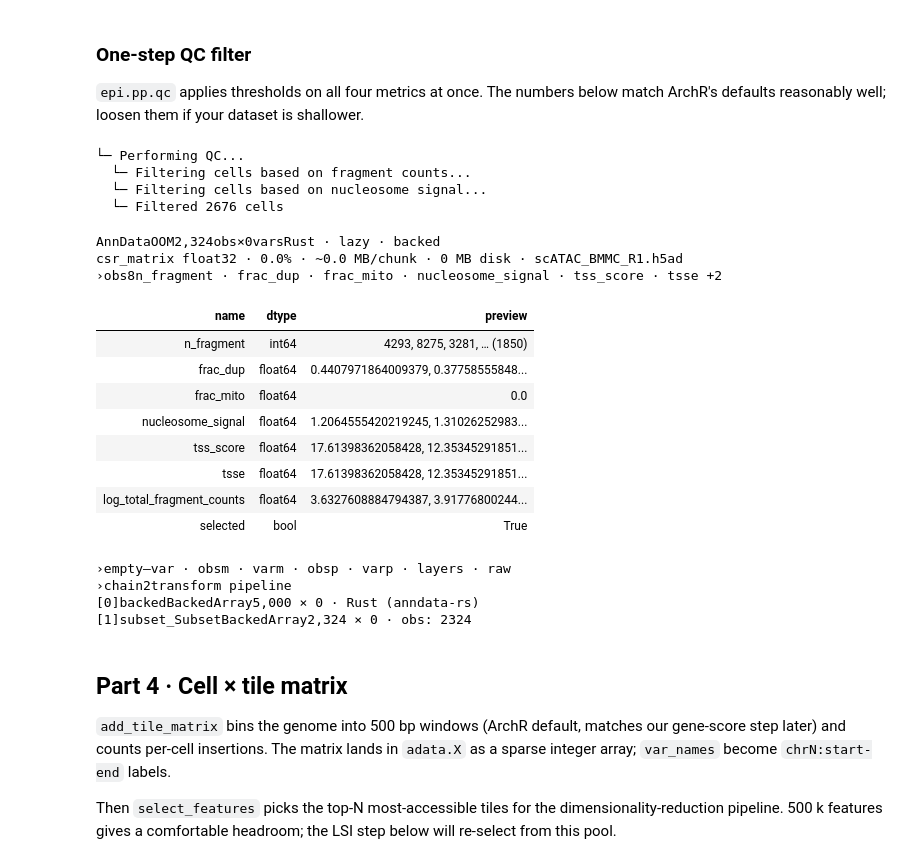
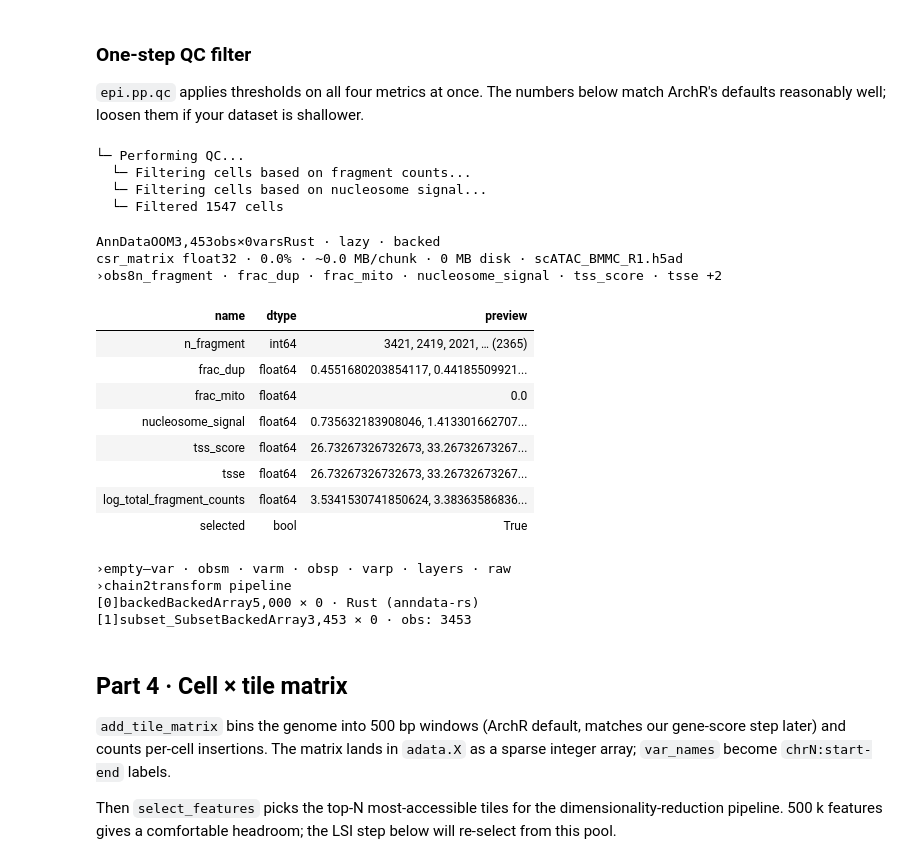
Before and after one commit to aristoteleo/epione, a Jupyter notebook: epione_guide/tutorials/single/t_preprocess.ipynb, the cells around one changed output. Drawn from its saved outputs; the diff is of its cells as text; code cells hidden in the pictures.

```diff
--- a/epione_guide/tutorials/single/t_preprocess.ipynb
+++ b/epione_guide/tutorials/single/t_preprocess.ipynb
@@ -272,33 +277,33 @@ dataset is shallower.
 # %%
 adata = epi.pp.qc(adata, tresh={
     'fragment_counts_min':        2000,
     'fragment_counts_max':      100000,
-    'TSS_score_min':                0.1,
-    'TSS_score_max':               20.0,
+    'TSS_score_min':                4.0,
+    'TSS_score_max':              100.0,
     'Nucleosome_singal_max':        2.0,
 })
 adata
 # %% [output]
 └─ Performing QC...
   └─ Filtering cells based on fragment counts...
   └─ Filtering cells based on nucleosome signal...
-  └─ Filtered 2676 cells
+  └─ Filtered 1547 cells
-AnnDataOOM2,324obs×0varsRust · lazy · backed
+AnnDataOOM3,453obs×0varsRust · lazy · backed
 csr_matrix float32 · 0.0% · ~0.0 MB/chunk · 0 MB disk · scATAC_BMMC_R1.h5ad
 ›obs8n_fragment · frac_dup · frac_mito · nucleosome_signal · tss_score · tsse +2
 | name | dtype | preview |
-| n_fragment | int64 | 4293, 8275, 3281, … (1850) |
-| frac_dup | float64 | 0.4407971864009379, 0.37758555848... |
+| n_fragment | int64 | 3421, 2419, 2021, … (2365) |
+| frac_dup | float64 | 0.4551680203854117, 0.44185509921... |
 | frac_mito | float64 | 0.0 |
-| nucleosome_signal | float64 | 1.2064555420219245, 1.31026252983... |
-| tss_score | float64 | 17.61398362058428, 12.35345291851... |
-| tsse | float64 | 17.61398362058428, 12.35345291851... |
-| log_total_fragment_counts | float64 | 3.6327608884794387, 3.91776800244... |
+| nucleosome_signal | float64 | 0.735632183908046, 1.413301662707... |
+| tss_score | float64 | 26.73267326732673, 33.26732673267... |
+| tsse | float64 | 26.73267326732673, 33.26732673267... |
+| log_total_fragment_counts | float64 | 3.5341530741850624, 3.38363586836... |
 | selected | bool | True |
 ›empty–var · obsm · varm · obsp · varp · layers · raw
 ›chain2transform pipeline
 [0]backedBackedArray5,000 × 0 · Rust (anndata-rs)
-[1]subset_SubsetBackedArray2,324 × 0 · obs: 2324
+[1]subset_SubsetBackedArray3,453 × 0 · obs: 3453
 # %% [markdown]
 ## Part 4 · Cell × tile matrix
 
```
Also changed, not shown: parts of 16 cells of this notebook.
